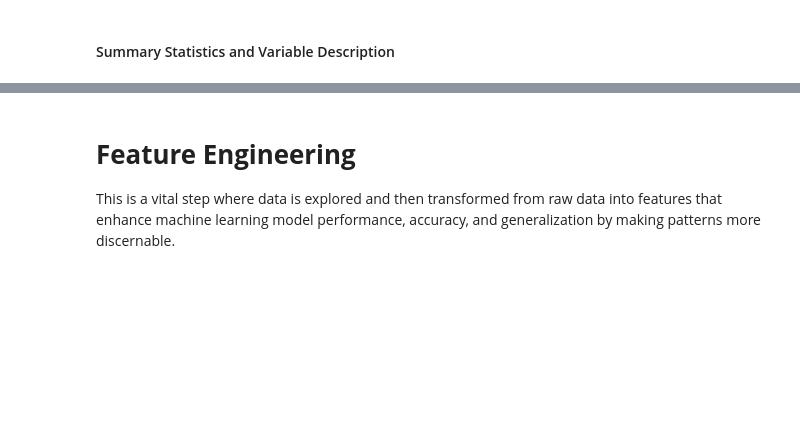
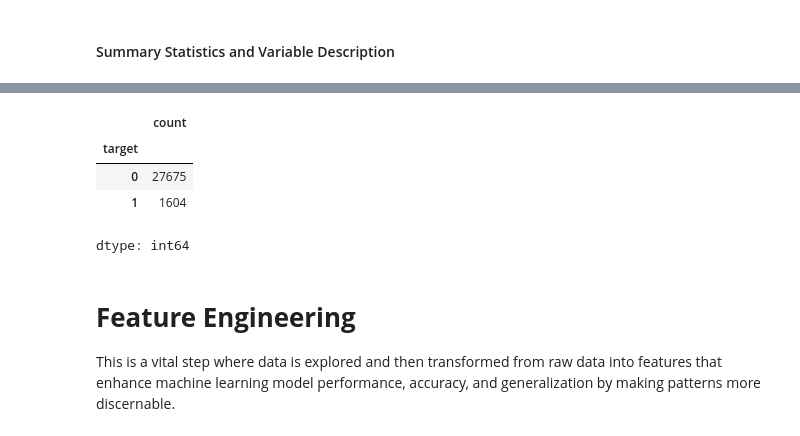
Before and after one commit to kwanda2426/ACML_26_P1, a Jupyter notebook: Models/Starter_notebook.ipynb, the cells around one changed output, grey strips where cells are left out. Cells and saved outputs as stored; diff of their text form; code cells hidden in the pictures; blank space fills up the shorter version.

```diff
--- a/Models/Starter_notebook.ipynb
+++ b/Models/Starter_notebook.ipynb
@@ -192,3 +208,11 @@ df.describe().T
+# %%
+df_main[df_main.name_contract_type == 'Revolving loans'].target.value_counts()
+# %% [output]
+|  | count |
+| target |  |
+| 0 | 27675 |
+| 1 | 1604 |
+dtype: int64
 # %% [markdown]
 # **Feature Engineering**
 
```
Also changed, not shown: parts of 2 cells of this notebook.
